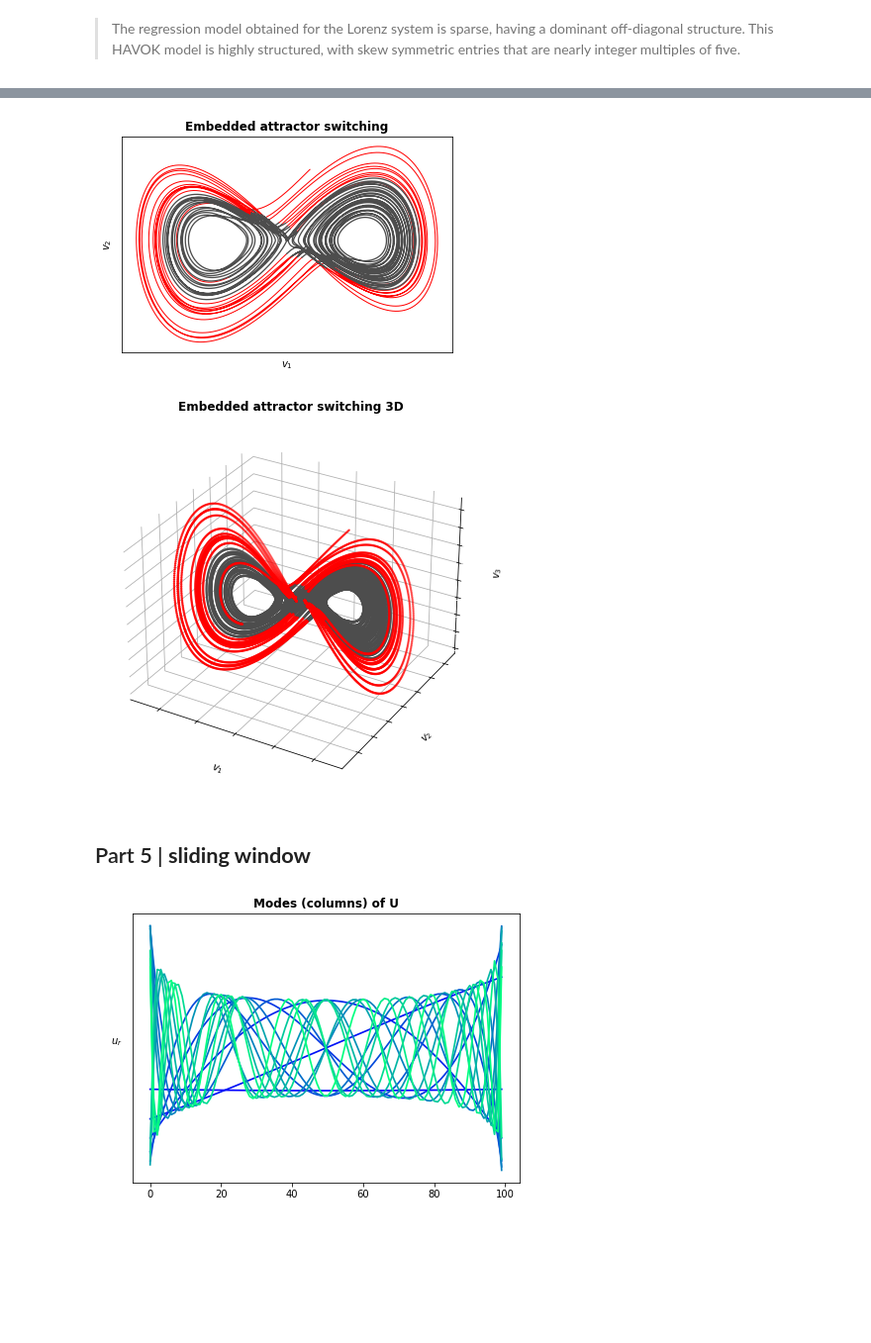
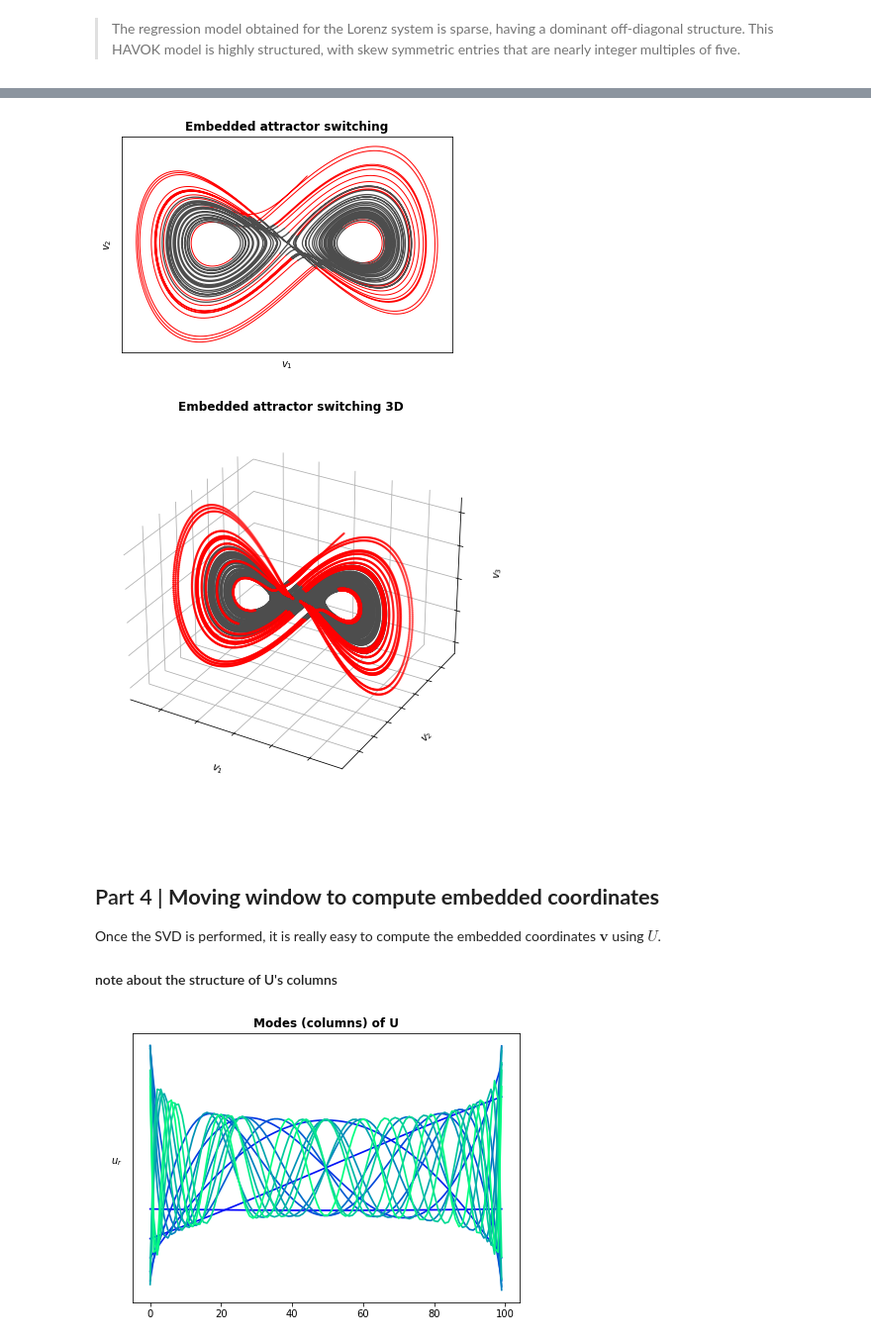
Before and after one commit to baronefr/rhavok-analysis, a Jupyter notebook: havok_review.ipynb, the cells around one changed output, grey strips where cells are left out. Shown: that part at 99% size. Cells and saved outputs as stored; diff of their text form; code cells hidden in the pictures; blank space fills up the shorter version.

```diff
--- a/havok_review.ipynb
+++ b/havok_review.ipynb
@@ -35,17 +37,17 @@ We import the Lorenz attractor data. This ODE solution has been generated using
 $\sigma = 10$, $\beta = 8/3$ and $\rho = 28$, with initial condition $x_0 = \left[ -8, 8, 27\right]$. The data is sampled with time step $dt=0.001$ using an ode45 solver.
 # %%
 # load data from Lorenz attractor
-xx, yy, zz = np.loadtxt('./data/sb2017/Lorenz_extended.csv', unpack=True)
+xxn, yyn, zzn = np.loadtxt('./data/data_attractors/Lorenz_precision_timeseries.csv',
+                        unpack=True)
 dt = 0.001
-
-N = len(xx)
-tt = dt*(np.arange(N) + 1)
+N = len(xxn)
+ttn = dt*(np.arange(N) + 1)
 
 # plot
 fig = plt.figure(figsize=(10, 7))
 ax = plt.axes(projection='3d')
 
-ax.plot(xx, yy, zz, lw=0.6, c = my_grey )
+ax.plot(xxn, yyn, zzn, lw=0.6, c = my_grey )
 plt.title('Lorenz attractor', fontweight='bold')
 
 ax.w_xaxis.set_pane_color((1.0, 1.0, 1.0, 1.0))
@@ -65,5 +67,9 @@ plt.show()
 # %%
 # select a coordinate for HAVOK analysis, which from now on
 # will be called x, regardless of its origin
-x = xx
+
+train_size = int(200/dt) # 200 seconds
+
+x = xxn[:train_size]
+tt = ttn[:train_size]
 # %% [markdown]
@@ -88,7 +96,7 @@ $$
 # number of shift-stacked rows
 q = 100
 # %%
-m = len(x)
+m = train_size
 H = np.zeros((q, m-q+1))
 for i in range(0, q):
     H[i,:] = x[ i:(m-q+1+i) ]
@@ -421,3 +372,12 @@ plt.show()
+# %%
+# select a portion of dataset
+L = 50000
+
+v1 = v_star[0:L,0]
+v2 = v_star[0:L,1]
+v3 = v_star[0:L,2]
+forcing = v_star[0:L,r-1]
+forcing_t = dt*(np.arange(len(forcing)) + 1)
 # %%
 # thresholding + interval smoothing
 thres = 0.002    # from paper: |v_r| > 0.002
@@ -482,25 +442,25 @@ plt.show()
 # %%
 # plot
 #plt.figure(figsize=(10, 7))
-rgg = np.arange(0,len(vr1))  # select range
+rgg = np.arange(0,len(v1))  # select range
 
-yabove1 = np.ma.masked_where(np.invert(above_thres)[rgg], vr1[rgg])
-yabove2 = np.ma.masked_where(np.invert(above_thres)[rgg], vr2[rgg])
-yabove3 = np.ma.masked_where(np.invert(above_thres)[rgg], vr3[rgg])
+yabove1 = np.ma.masked_where(np.invert(above_thres)[rgg], v1[rgg])
+yabove2 = np.ma.masked_where(np.invert(above_thres)[rgg], v2[rgg])
+yabove3 = np.ma.masked_where(np.invert(above_thres)[rgg], v3[rgg])
 plt.plot(yabove1, yabove2,  lw=1, c = 'red')
 
-ybelow1 = np.ma.masked_where(above_thres[rgg], vr1[rgg])
-ybelow2 = np.ma.masked_where(above_thres[rgg], vr2[rgg])
-ybelow3 = np.ma.masked_where(above_thres[rgg], vr3[rgg])
+ybelow1 = np.ma.masked_where(above_thres[rgg], v1[rgg])
+ybelow2 = np.ma.masked_where(above_thres[rgg], v2[rgg])
+ybelow3 = np.ma.masked_where(above_thres[rgg], v3[rgg])
 plt.plot(ybelow1, ybelow2, lw=1.3, c = my_grey )
 
 plt.xlabel(r'$v_1$');    plt.ylabel(r'$v_2$');
 plt.xticks([]);          plt.yticks([]);
 plt.title('Embedded attractor switching', fontweight='bold')
 
 plt.show()
 # %% [output]
-[figure, old version]
+[figure, new version]
 # %%
 # plot
 fig = plt.figure(figsize=(10, 7))
@@ -523,9 +483,15 @@ plt.setp(ax.get_zticklabels(), color="w")
 
 plt.show()
 # %% [output]
-[figure, old version]
+[figure, new version]
 # %% [markdown]
-## Part 5 | **sliding window**
+<br><br>
+
+## Part 4 | **Moving window to compute embedded coordinates**
+
+Once the SVD is performed, it is really easy to compute the embedded coordinates $\mathbf{v}$ using $U$.
+
+#### note about the structure of U's columns
 # %%
 plt.figure( figsize=(7,5) )
 
```
Also changed, not shown: parts of 44 cells of this notebook, 9 other files.
